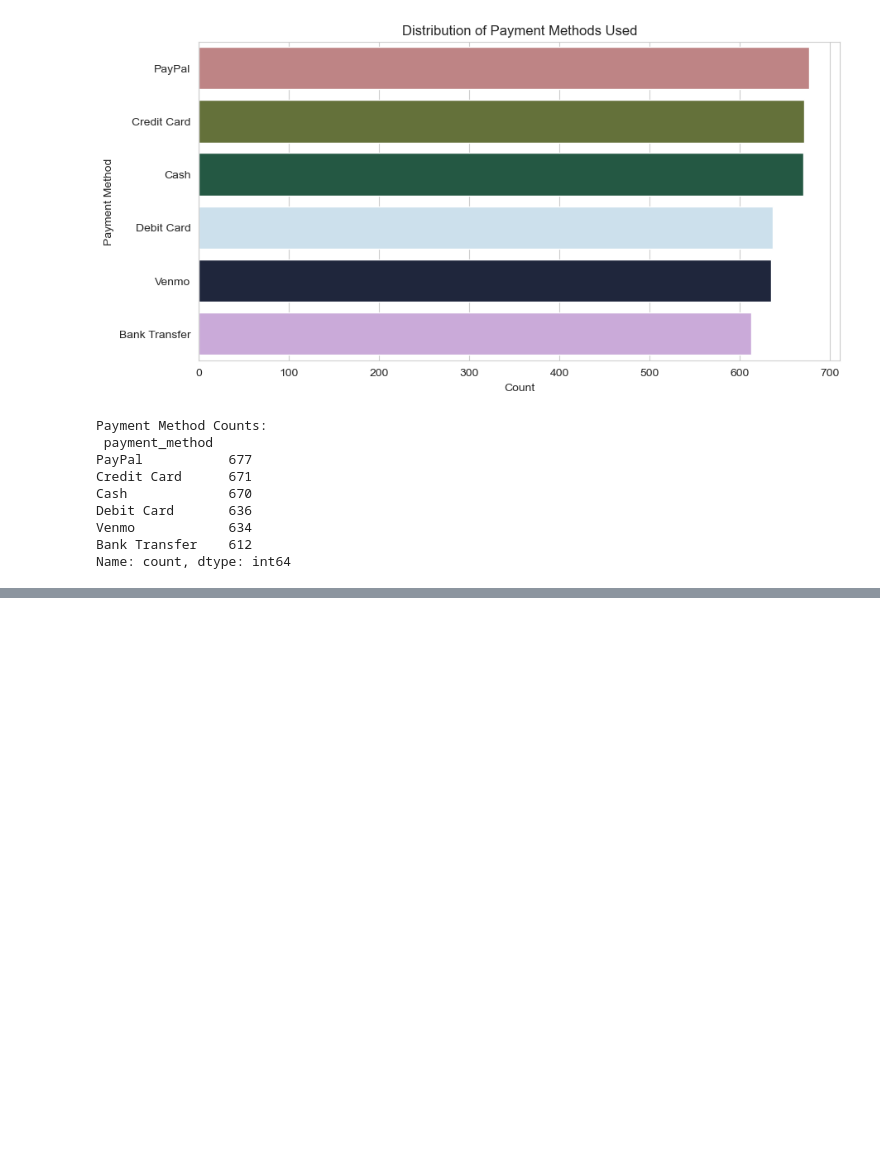
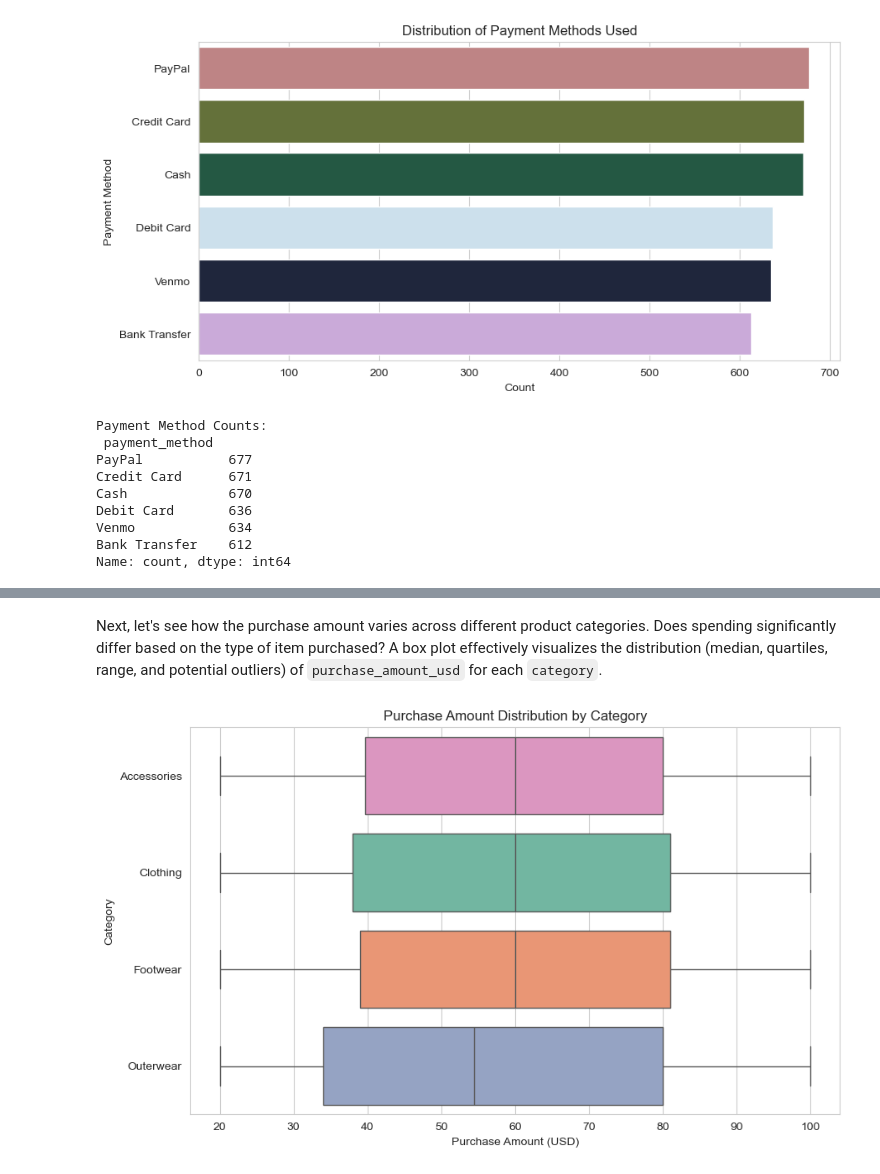
Before and after one commit to profadept/ecommerce-analysis, a Jupyter notebook: notebooks/analysis.ipynb, the cells around one changed output, grey strips where cells are left out. Saved outputs shown, nothing was run; the diff lists cells and outputs as text; code cells hidden in the pictures; blank space fills up the shorter version.

```diff
--- a/notebooks/analysis.ipynb
+++ b/notebooks/analysis.ipynb
@@ -596,0 +625,32 @@ Name: count, dtype: int64
+# %% [markdown]
+Next, let's see how the purchase amount varies across different product categories. Does spending significantly differ based on the type of item purchased? A box plot effectively visualizes the distribution (median, quartiles, range, and potential outliers) of `purchase_amount_usd` for each `category`.
+# %%
+# --- Bivariate Analysis: Category vs. Purchase Amount ---
+
+plt.figure(figsize=(10, 6)) # Adjust size if needed
+
+# Create the box plot
+# Order categories by median purchase amount for better comparison
+median_order = df.groupby('category')['purchase_amount_usd'].median().sort_values(ascending=False).index
+
+sns.boxplot(
+    data=df,
+    x='purchase_amount_usd',
+    y='category',
+    hue='category',
+    order=median_order, # Order the categories on the y-axis
+    palette='Set2'      # Use a different color palette
+)
+
+plt.title('Purchase Amount Distribution by Category')
+plt.xlabel('Purchase Amount (USD)')
+plt.ylabel('Category')
+
+# Define save path
+save_path_cat_purchase = figures_dir / 'category_vs_purchase_boxplot.png'
+# Save the plot
+plt.savefig(save_path_cat_purchase, dpi=300, bbox_inches='tight')
+# Show the plot
+plt.show()
+# %% [output]
+[figure, added]
```
Also changed, not shown: parts of 13 cells of this notebook, 18 other files.
